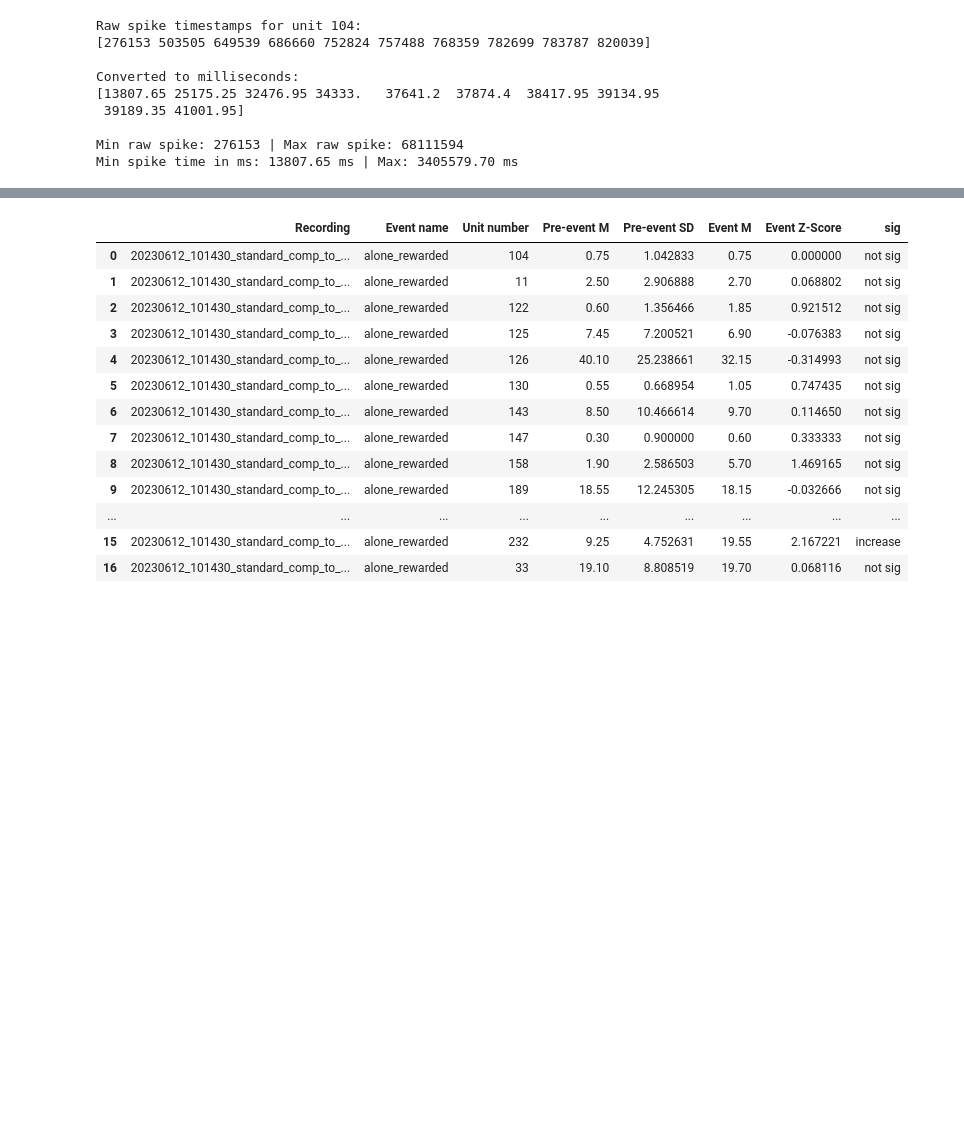
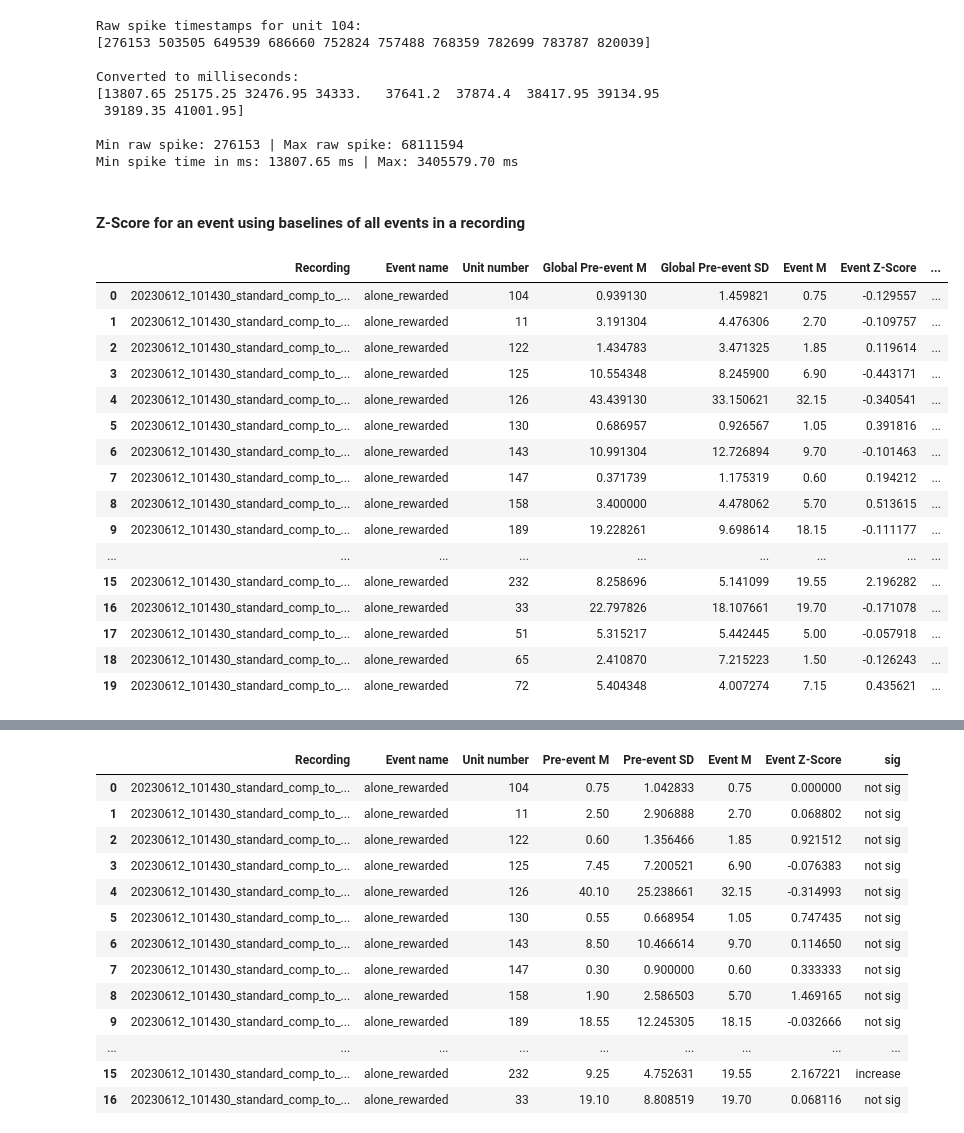
Before and after one commit to padillacoreanolab/diff_fam_social_memory_ephys, a Jupyter notebook: other_peoples_sutff/Thomas/z_score_analysis.ipynb, the cells around one changed output, grey strips where cells are left out. Saved outputs shown, nothing was run; the diff lists cells and outputs as text; code cells hidden in the pictures; blank space fills up the shorter version.

```diff
--- a/other_peoples_sutff/Thomas/z_score_analysis.ipynb
+++ b/other_peoples_sutff/Thomas/z_score_analysis.ipynb
@@ -106,0 +83,2 @@ def quick_unit_event_firing_rates(recording, event, event_length, pre_window=0,
+# %% [markdown]
+#### Z-Score for an event using baselines of all events in a recording
@@ -106,0 +170,24 @@ def quick_unit_event_firing_rates(recording, event, event_length, pre_window=0,
+# %%
+rec = sp.recordings[0]
+event_name = "alone_rewarded"  # or any event you know exists
+
+df = run_zscore_global_baseline(rec, event_name, pre_window=10, SD=1.65)
+df.head(20)
+# %% [output]
+|  | Recording | Event name | Unit number | Global Pre-event M | Global Pre-event SD | Event M | Event Z-Score | ... |
+| 0 | 20230612_101430_standard_comp_to_... | alone_rewarded | 104 | 0.939130 | 1.459821 | 0.75 | -0.129557 | ... |
+| 1 | 20230612_101430_standard_comp_to_... | alone_rewarded | 11 | 3.191304 | 4.476306 | 2.70 | -0.109757 | ... |
+| 2 | 20230612_101430_standard_comp_to_... | alone_rewarded | 122 | 1.434783 | 3.471325 | 1.85 | 0.119614 | ... |
+| 3 | 20230612_101430_standard_comp_to_... | alone_rewarded | 125 | 10.554348 | 8.245900 | 6.90 | -0.443171 | ... |
+| 4 | 20230612_101430_standard_comp_to_... | alone_rewarded | 126 | 43.439130 | 33.150621 | 32.15 | -0.340541 | ... |
+| 5 | 20230612_101430_standard_comp_to_... | alone_rewarded | 130 | 0.686957 | 0.926567 | 1.05 | 0.391816 | ... |
+| 6 | 20230612_101430_standard_comp_to_... | alone_rewarded | 143 | 10.991304 | 12.726894 | 9.70 | -0.101463 | ... |
+| 7 | 20230612_101430_standard_comp_to_... | alone_rewarded | 147 | 0.371739 | 1.175319 | 0.60 | 0.194212 | ... |
+| 8 | 20230612_101430_standard_comp_to_... | alone_rewarded | 158 | 3.400000 | 4.478062 | 5.70 | 0.513615 | ... |
+| 9 | 20230612_101430_standard_comp_to_... | alone_rewarded | 189 | 19.228261 | 9.698614 | 18.15 | -0.111177 | ... |
+| ... | ... | ... | ... | ... | ... | ... | ... | ... |
+| 15 | 20230612_101430_standard_comp_to_... | alone_rewarded | 232 | 8.258696 | 5.141099 | 19.55 | 2.196282 | ... |
+| 16 | 20230612_101430_standard_comp_to_... | alone_rewarded | 33 | 22.797826 | 18.107661 | 19.70 | -0.171078 | ... |
+| 17 | 20230612_101430_standard_comp_to_... | alone_rewarded | 51 | 5.315217 | 5.442445 | 5.00 | -0.057918 | ... |
+| 18 | 20230612_101430_standard_comp_to_... | alone_rewarded | 65 | 2.410870 | 7.215223 | 1.50 | -0.126243 | ... |
+| 19 | 20230612_101430_standard_comp_to_... | alone_rewarded | 72 | 5.404348 | 4.007274 | 7.15 | 0.435621 | ... |
```
Also changed, not shown: parts of 22 cells of this notebook, 2 other files.
